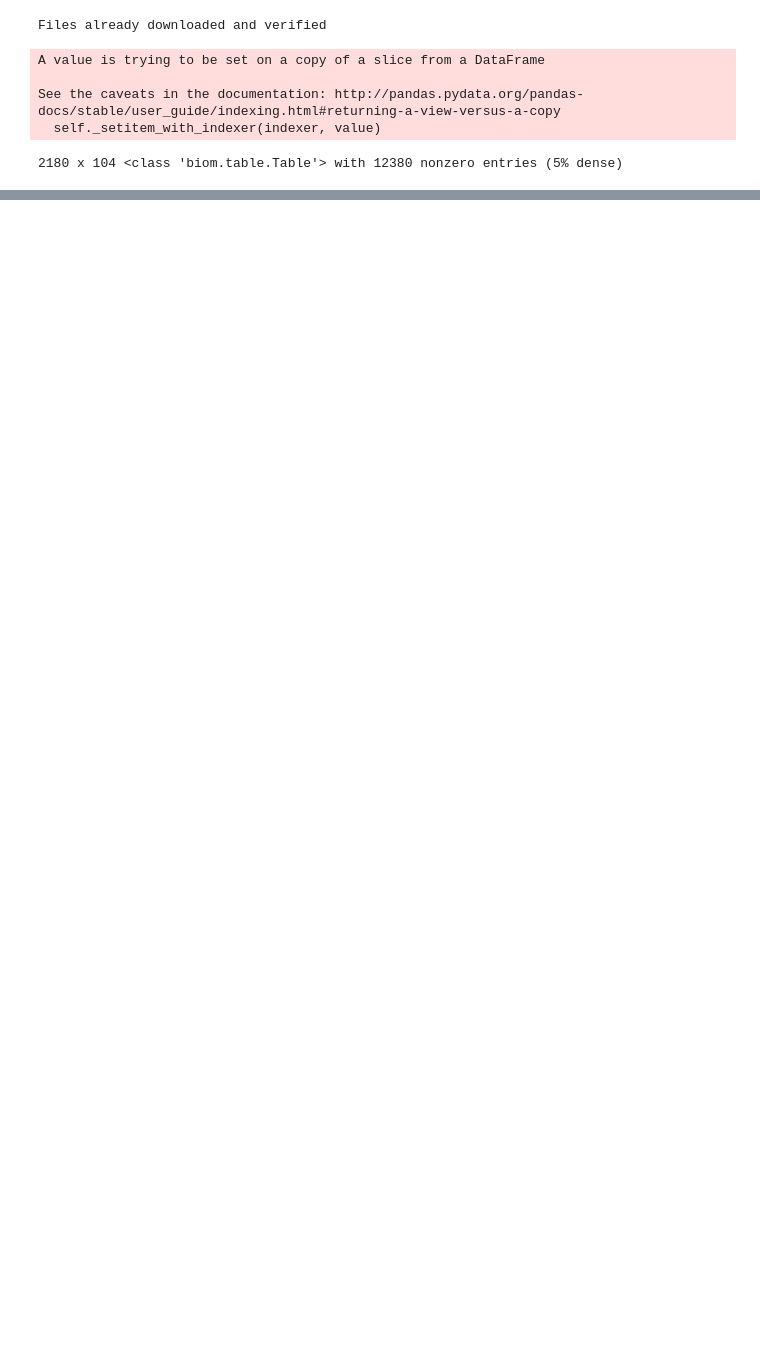
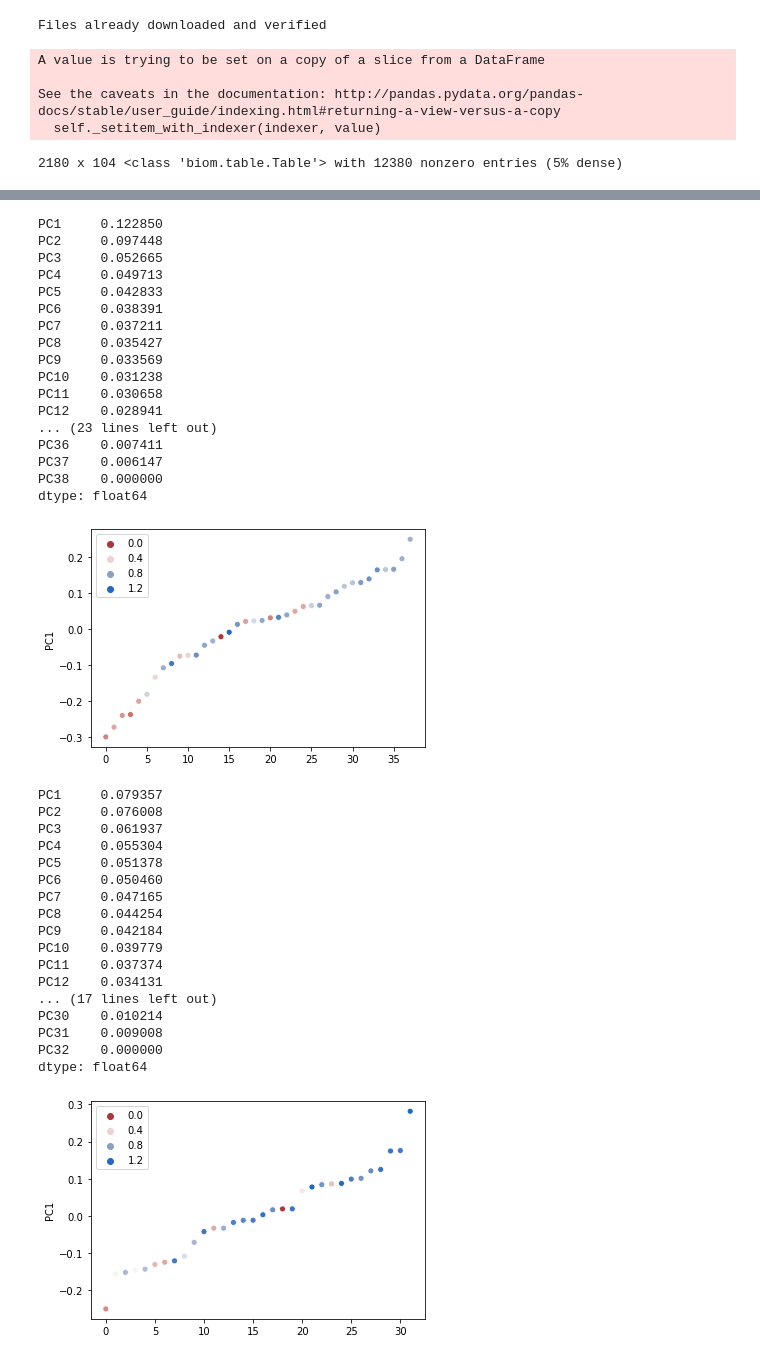
Before and after one commit to gwarmstrong/q2-anomaly-detection, a Jupyter notebook: notebooks/keyboard_pseudo_timeseries.ipynb, the cells around one changed output, grey strips where cells are left out. Drawn from its saved outputs; the diff is of its cells as text; code cells hidden in the pictures; blank space fills up the shorter version.

Commit message:
PseudoTimeSeries

```diff
--- a/notebooks/keyboard_pseudo_timeseries.ipynb
+++ b/notebooks/keyboard_pseudo_timeseries.ipynb
@@ -24,7 +24,7 @@ dataset = KeyboardDataset('data/keyboard')
 # %% [output]
 Files already downloaded and verified
 # %%
-TRAINING_CATEGORY = 'host_subject_id_for_surface'
+TRAINING_CATEGORY = 'host_subject_id'
 TRUTH_CATEGORY = 'host_subject_id'
 # %%
 def construct_category(metadata):
@@ -231,9 +265,18 @@ class MockTimeSeriesModel:
 # %%
 splitter = PseudoTimeSplitter(TRAINING_CATEGORY, TRUTH_CATEGORY)
 external_scorer = PseudoTimeScorer()
+model = MockTimeSeriesModel(metric="euclidean", n_neighbors=5)
+pipeline = TimeSeriesPipeline([
+#             ("rarefy", RarefactionBIOM(RAREFACTION_DEPTH)),
+            ("as_dense", AsDense()),
+            ("clr", CLR()),
+#             ("unifrac", UniFrac(tree_path)),
+            ("lof", model)
+        ])
+pipeline.set_score_model(model)
 models = {
     "mock": {
-        "model": MockTimeSeriesModel()
+        "model": pipeline
     }
 }
 benchmark = Benchmark(models)
@@ -264,0 +304,58 @@ all_results.short_form()
+# %%
+normalized_score = all_results.long_form().reset_index()\
+    .drop(["model_name", "category"], axis=1)\
+    .set_index("sample_id")["scaled_score"].to_dict()
+# %%
+# returns generator
+col_val_split = column_value_splitter(
+    subtable, submetadata, TRAINING_CATEGORY,
+)
+
+for label, ids, training_table in col_val_split:
+    ordination = splitter.get_sorted_ordination(training_table)
+    sample_order = ordination.index.values
+    sample_order = [int(i) for i in sample_order]
+    sample_ids_ordered = training_table.ids("sample")[sample_order]
+    id_to_subject = submetadata["host_subject_id"].to_dict()
+    hue = [normalized_score[id_] for id_ in sample_ids_ordered]
+    sns.scatterplot(x=np.arange(len(ordination)), y=ordination["PC1"],
+                   hue=hue, palette="vlag_r")
+
+    plt.show()
+# %% [output]
+PC1     0.122850
+PC2     0.097448
+PC3     0.052665
+PC4     0.049713
+PC5     0.042833
+PC6     0.038391
+PC7     0.037211
+PC8     0.035427
+PC9     0.033569
+PC10    0.031238
+PC11    0.030658
+PC12    0.028941
+... (23 lines left out)
+PC36    0.007411
+PC37    0.006147
+PC38    0.000000
+dtype: float64
+[figure, added]
+PC1     0.079357
+PC2     0.076008
+PC3     0.061937
+PC4     0.055304
+PC5     0.051378
+PC6     0.050460
+PC7     0.047165
+PC8     0.044254
+PC9     0.042184
+PC10    0.039779
+PC11    0.037374
+PC12    0.034131
+... (17 lines left out)
+PC30    0.010214
+PC31    0.009008
+PC32    0.000000
+dtype: float64
+[figure, added]
```
Also changed, not shown: parts of 4 cells of this notebook, 1 other file.
